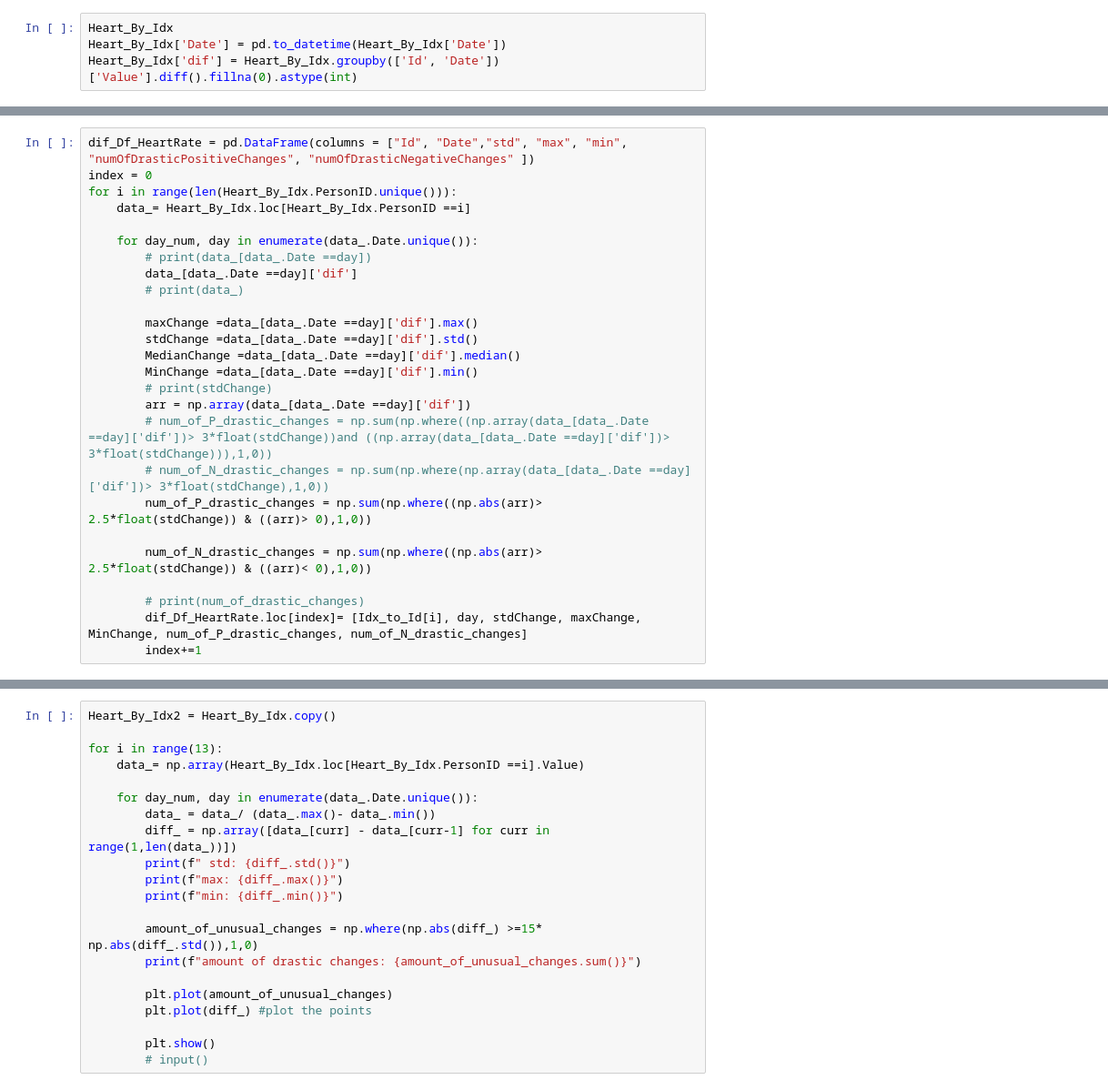
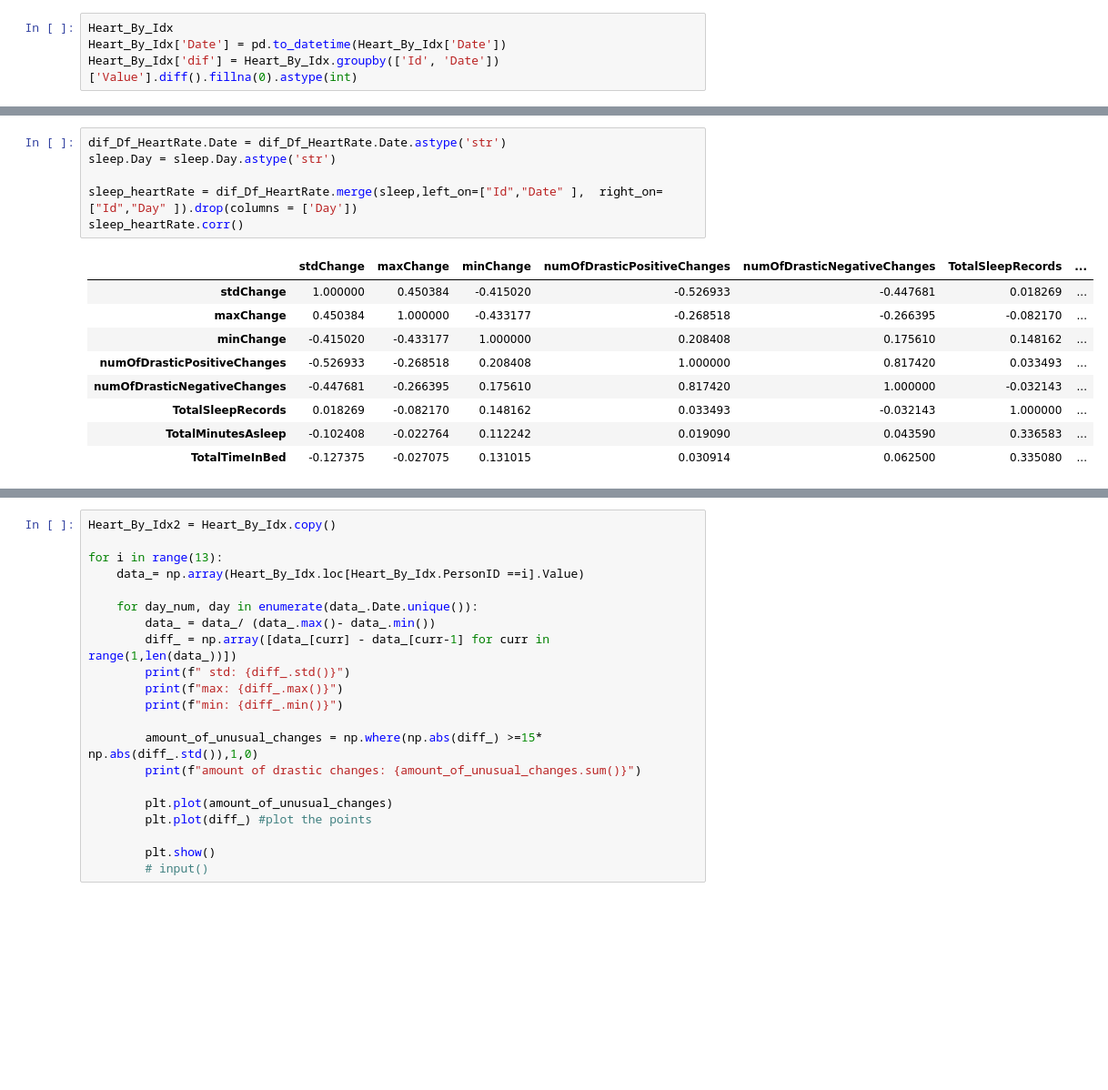
Before and after one commit to idangrady/DataAnalysisCourse, a Jupyter notebook: Idan/DataPre.ipynb, the cells around one changed output, grey strips where cells are left out. Shown: that part at 91% size. Drawn from its saved outputs; the diff is of its cells as text; blank space fills up the shorter version.

```diff
--- a/Idan/DataPre.ipynb
+++ b/Idan/DataPre.ipynb
@@ -635,29 +655,19 @@ dif_Df_HeartRate
-# %%
-dif_Df_HeartRate = pd.DataFrame(columns = ["Id", "Date","std", "max", "min", "numOfDrasticPositiveChanges", "numOfDrasticNegativeChanges" ])
-index = 0
-for i in range(len(Heart_By_Idx.PersonID.unique())):
-    data_= Heart_By_Idx.loc[Heart_By_Idx.PersonID ==i]
-
-    for day_num, day in enumerate(data_.Date.unique()):
-        # print(data_[data_.Date ==day])
-        data_[data_.Date ==day]['dif']
-        # print(data_)
-
-        maxChange =data_[data_.Date ==day]['dif'].max()
-        stdChange =data_[data_.Date ==day]['dif'].std()
-        MedianChange =data_[data_.Date ==day]['dif'].median()
-        MinChange =data_[data_.Date ==day]['dif'].min()
-        # print(stdChange)
-        arr = np.array(data_[data_.Date ==day]['dif'])
-        # num_of_P_drastic_changes = np.sum(np.where((np.array(data_[data_.Date ==day]['dif'])> 3*float(stdChange))and ((np.array(data_[data_.Date ==day]['dif'])> 3*float(stdChange))),1,0))
-        # num_of_N_drastic_changes = np.sum(np.where(np.array(data_[data_.Date ==day]['dif'])> 3*float(stdChange),1,0))
-        num_of_P_drastic_changes = np.sum(np.where((np.abs(arr)> 2.5*float(stdChange)) & ((arr)> 0),1,0))
-
-        num_of_N_drastic_changes = np.sum(np.where((np.abs(arr)> 2.5*float(stdChange)) & ((arr)< 0),1,0))
-
-        # print(num_of_drastic_changes)
-        dif_Df_HeartRate.loc[index]= [Idx_to_Id[i], day, stdChange, maxChange, MinChange, num_of_P_drastic_changes, num_of_N_drastic_changes]
-        index+=1
+# %%
+dif_Df_HeartRate.Date = dif_Df_HeartRate.Date.astype('str')
+sleep.Day = sleep.Day.astype('str')
+
+sleep_heartRate = dif_Df_HeartRate.merge(sleep,left_on=["Id","Date" ],  right_on= ["Id","Day" ]).drop(columns = ['Day'])
+sleep_heartRate.corr()
+# %% [output]
+|  | stdChange | maxChange | minChange | numOfDrasticPositiveChanges | numOfDrasticNegativeChanges | TotalSleepRecords | ... |
+| stdChange | 1.000000 | 0.450384 | -0.415020 | -0.526933 | -0.447681 | 0.018269 | ... |
+| maxChange | 0.450384 | 1.000000 | -0.433177 | -0.268518 | -0.266395 | -0.082170 | ... |
+| minChange | -0.415020 | -0.433177 | 1.000000 | 0.208408 | 0.175610 | 0.148162 | ... |
+| numOfDrasticPositiveChanges | -0.526933 | -0.268518 | 0.208408 | 1.000000 | 0.817420 | 0.033493 | ... |
+| numOfDrasticNegativeChanges | -0.447681 | -0.266395 | 0.175610 | 0.817420 | 1.000000 | -0.032143 | ... |
+| TotalSleepRecords | 0.018269 | -0.082170 | 0.148162 | 0.033493 | -0.032143 | 1.000000 | ... |
+| TotalMinutesAsleep | -0.102408 | -0.022764 | 0.112242 | 0.019090 | 0.043590 | 0.336583 | ... |
+| TotalTimeInBed | -0.127375 | -0.027075 | 0.131015 | 0.030914 | 0.062500 | 0.335080 | ... |
 # %%
 dif_Df_HeartRate.Date = dif_Df_HeartRate.Date.astype('str')
 sleep.Day = sleep.Day.astype('str')
```
Also changed, not shown: parts of 18 cells of this notebook.
